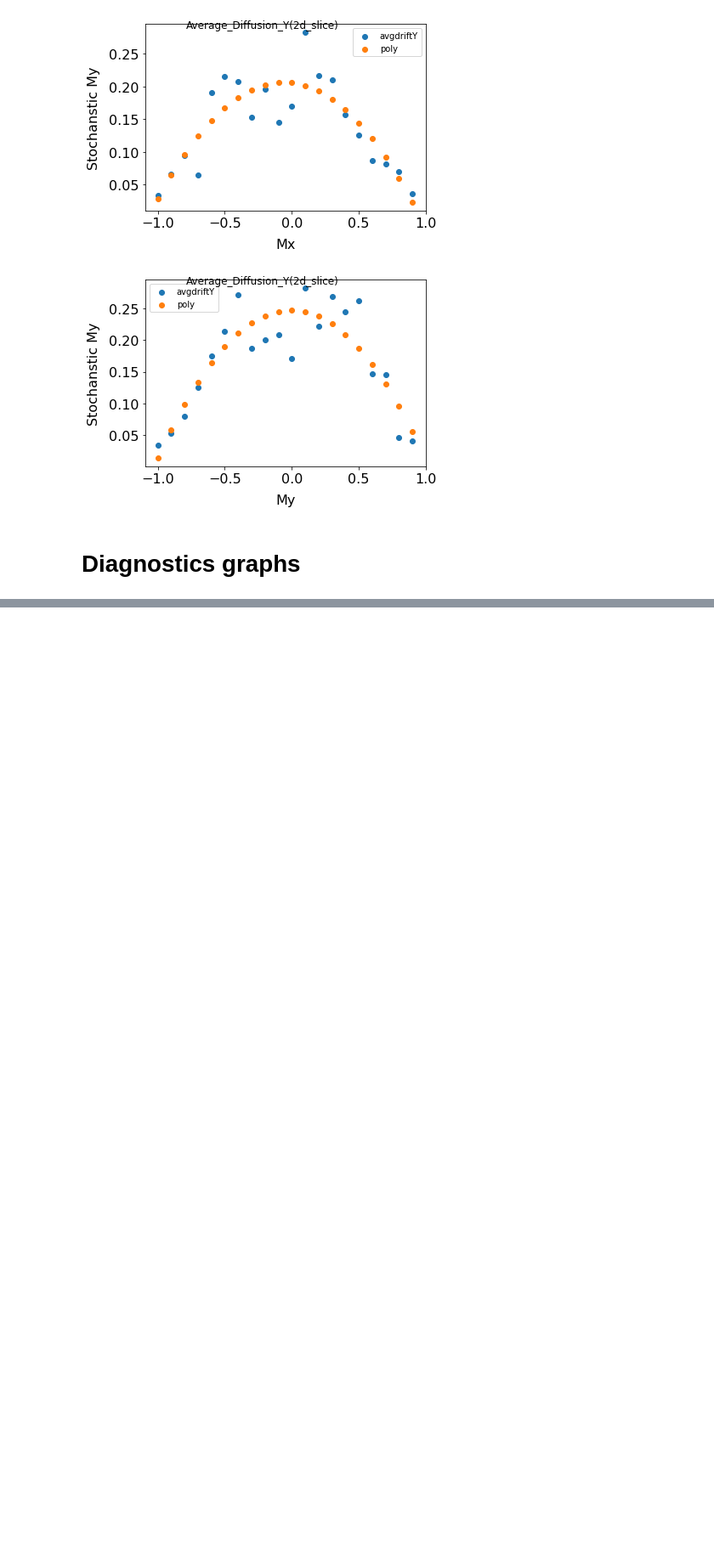
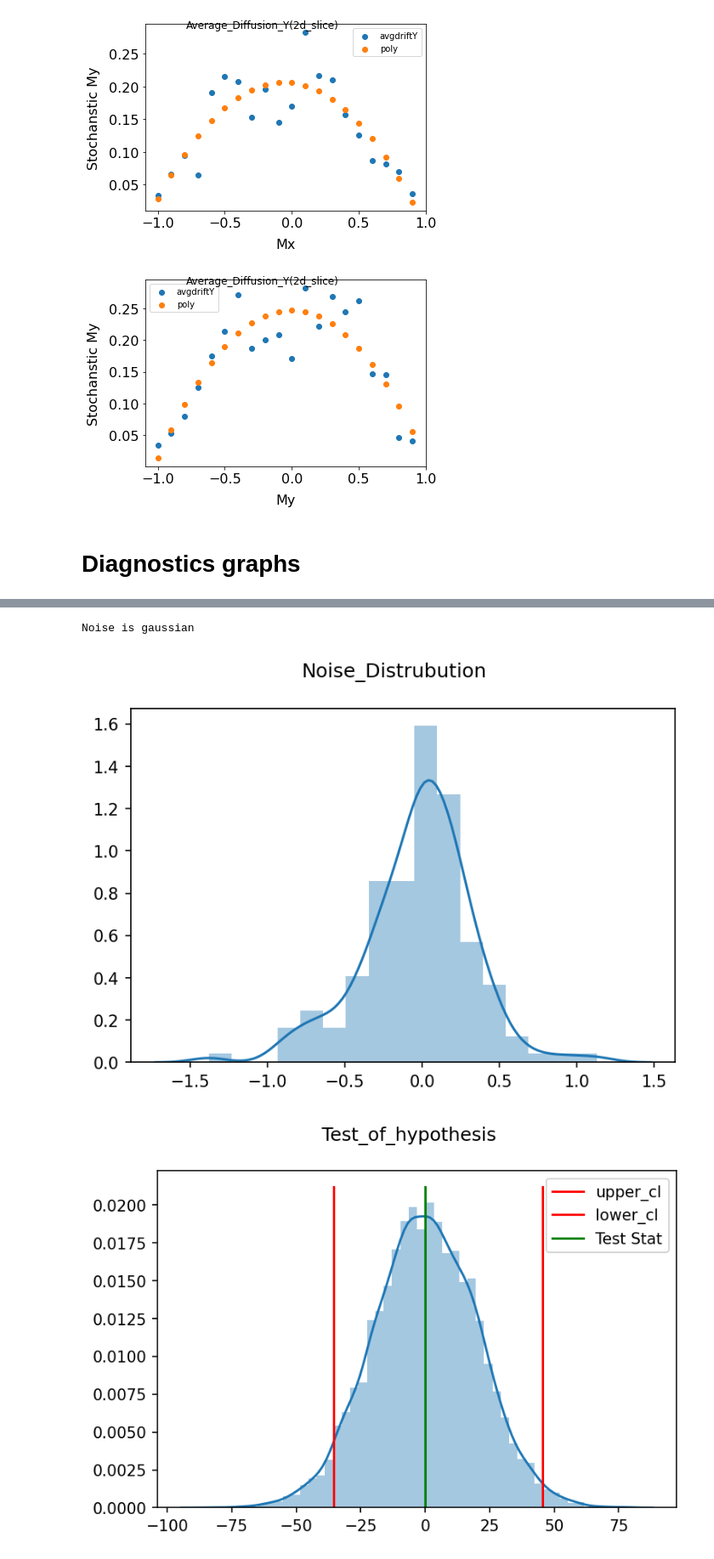
Before and after one commit to tee-lab/PyDaddy, a Jupyter notebook: pyFish Vector Test.ipynb, the cells around one changed output, grey strips where cells are left out. Shown at 85% size. Drawn from its saved outputs; the diff is of its cells as text; code cells hidden in the pictures; blank space fills up the shorter version.

```diff
--- a/pyFish Vector Test.ipynb
+++ b/pyFish Vector Test.ipynb
@@ -104,0 +102,6 @@ out.slices_2d()
+# %%
+out.noise_characterstics(save=True)
+# %% [output]
+Noise is gaussian
+[figure, added]
+[figure, added]
```
Also changed, not shown: parts of 7 cells of this notebook, 47 other files.
